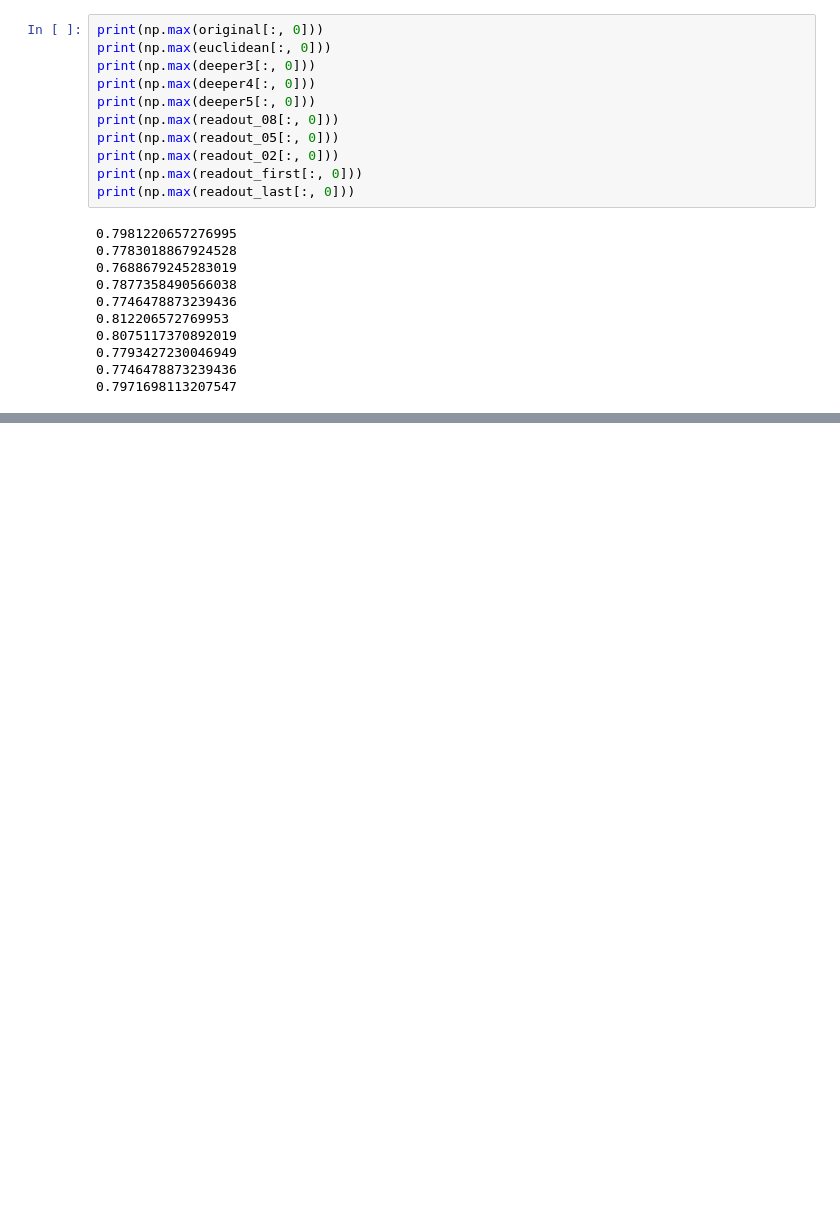
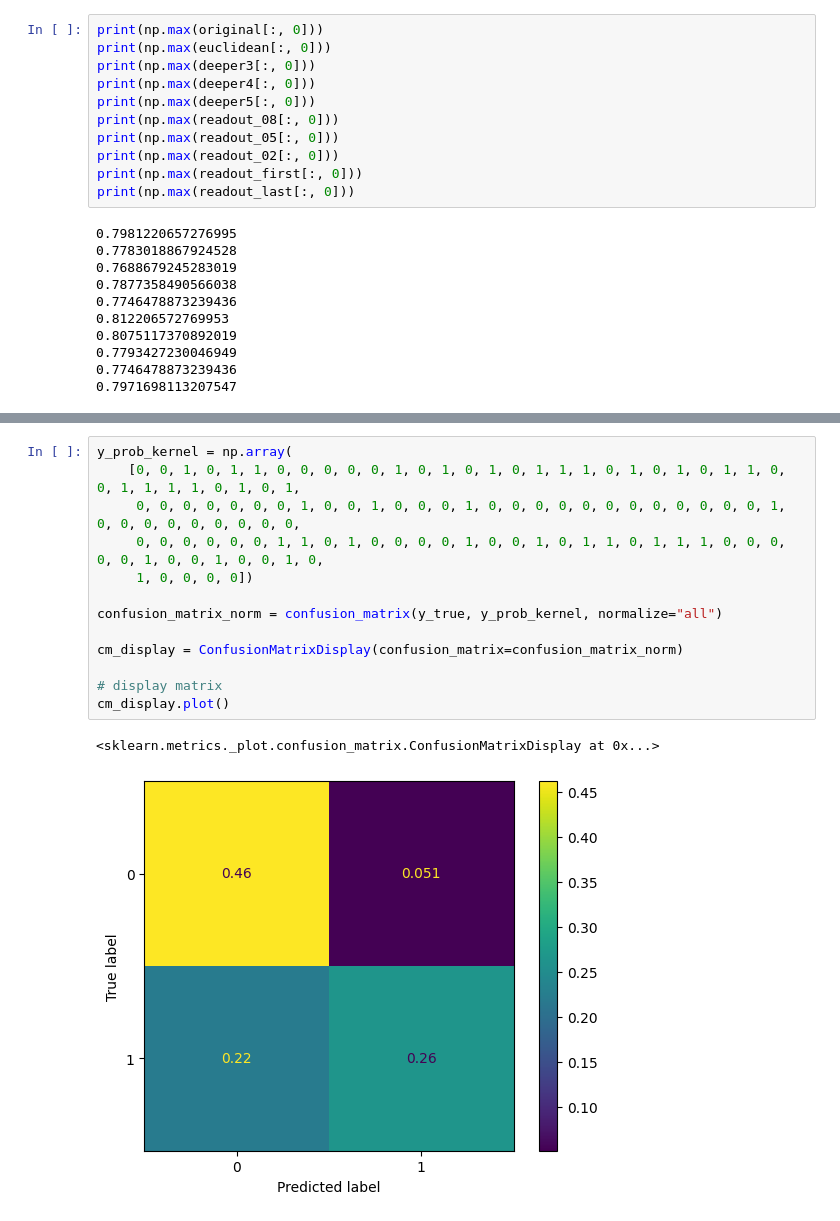
Before and after one commit to theoliver7/uzh-aml, a Jupyter notebook: docs/results_helpers.ipynb, the cells around one changed output, grey strips where cells are left out. Cells and saved outputs as stored; diff of their text form; blank space fills up the shorter version.

```diff
--- a/docs/results_helpers.ipynb
+++ b/docs/results_helpers.ipynb
@@ -424,0 +456,16 @@ plt.show()
+# %%
+y_prob_kernel = np.array(
+    [0, 0, 1, 0, 1, 1, 0, 0, 0, 0, 0, 1, 0, 1, 0, 1, 0, 1, 1, 1, 0, 1, 0, 1, 0, 1, 1, 0, 0, 1, 1, 1, 1, 0, 1, 0, 1,
+     0, 0, 0, 0, 0, 0, 0, 1, 0, 0, 1, 0, 0, 0, 1, 0, 0, 0, 0, 0, 0, 0, 0, 0, 0, 0, 0, 1, 0, 0, 0, 0, 0, 0, 0, 0, 0,
+     0, 0, 0, 0, 0, 0, 1, 1, 0, 1, 0, 0, 0, 0, 1, 0, 0, 1, 0, 1, 1, 0, 1, 1, 1, 0, 0, 0, 0, 0, 1, 0, 0, 1, 0, 0, 1, 0,
+     1, 0, 0, 0, 0])
+
+confusion_matrix_norm = confusion_matrix(y_true, y_prob_kernel, normalize="all")
+
+cm_display = ConfusionMatrixDisplay(confusion_matrix=confusion_matrix_norm)
+
+# display matrix
+cm_display.plot()
+# %% [output]
+<sklearn.metrics._plot.confusion_matrix.ConfusionMatrixDisplay at 0x...>
+[figure, added]
```
Also changed, not shown: parts of 11 cells of this notebook.
